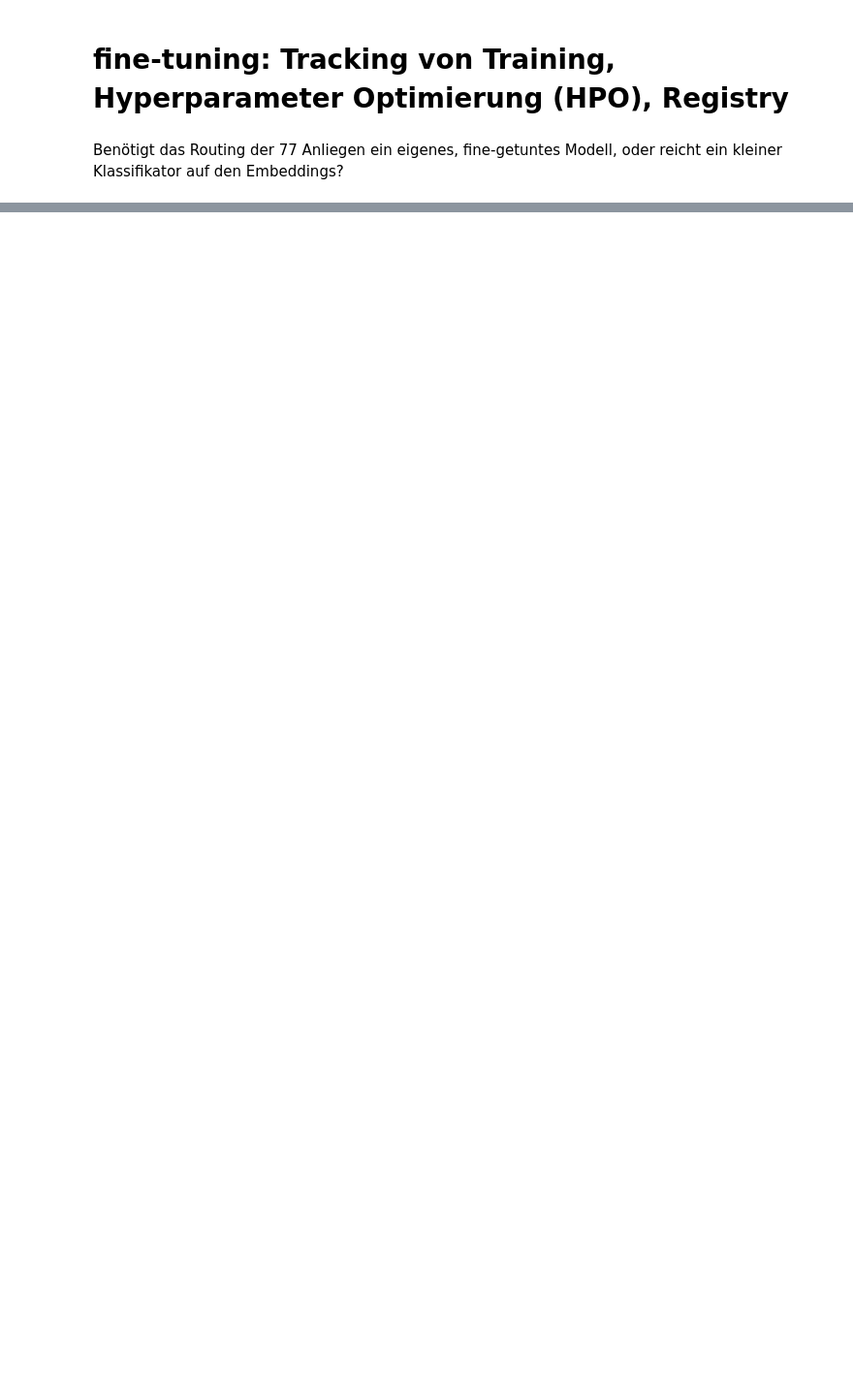
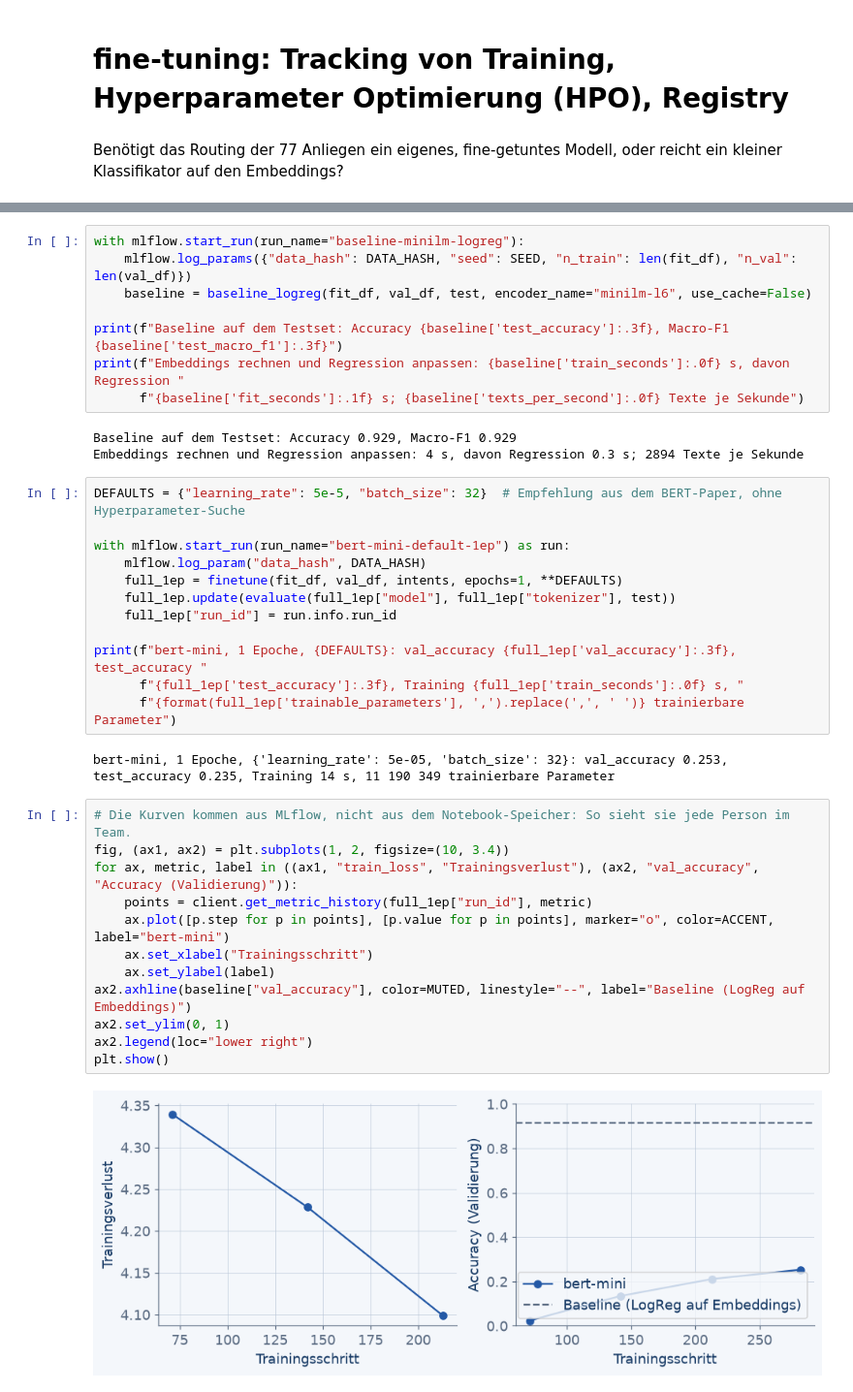
Before and after one commit to grigory-consulting/mlops-professional, a Jupyter notebook: labs/lab2.ipynb, the cells around one changed output, grey strips where cells are left out. Shown at 97% size. Cells and saved outputs as stored; diff of their text form; blank space fills up the shorter version.

```diff
--- a/labs/lab2.ipynb
+++ b/labs/lab2.ipynb
@@ -58,0 +61,39 @@ print(f"Training {len(fit_df)}, Validierung {len(val_df)}, Test {len(test)}, Anl
+# %%
+with mlflow.start_run(run_name="baseline-minilm-logreg"):
+    mlflow.log_params({"data_hash": DATA_HASH, "seed": SEED, "n_train": len(fit_df), "n_val": len(val_df)})
+    baseline = baseline_logreg(fit_df, val_df, test, encoder_name="minilm-l6", use_cache=False)
+
+print(f"Baseline auf dem Testset: Accuracy {baseline['test_accuracy']:.3f}, Macro-F1 {baseline['test_macro_f1']:.3f}")
+print(f"Embeddings rechnen und Regression anpassen: {baseline['train_seconds']:.0f} s, davon Regression "
+      f"{baseline['fit_seconds']:.1f} s; {baseline['texts_per_second']:.0f} Texte je Sekunde")
+# %% [output]
+Baseline auf dem Testset: Accuracy 0.929, Macro-F1 0.929
+Embeddings rechnen und Regression anpassen: 4 s, davon Regression 0.3 s; 2894 Texte je Sekunde
+# %%
+DEFAULTS = {"learning_rate": 5e-5, "batch_size": 32}  # Empfehlung aus dem BERT-Paper, ohne Hyperparameter-Suche
+
+with mlflow.start_run(run_name="bert-mini-default-1ep") as run:
+    mlflow.log_param("data_hash", DATA_HASH)
+    full_1ep = finetune(fit_df, val_df, intents, epochs=1, **DEFAULTS)
+    full_1ep.update(evaluate(full_1ep["model"], full_1ep["tokenizer"], test))
+    full_1ep["run_id"] = run.info.run_id
+
+print(f"bert-mini, 1 Epoche, {DEFAULTS}: val_accuracy {full_1ep['val_accuracy']:.3f}, test_accuracy "
+      f"{full_1ep['test_accuracy']:.3f}, Training {full_1ep['train_seconds']:.0f} s, "
+      f"{format(full_1ep['trainable_parameters'], ',').replace(',', ' ')} trainierbare Parameter")
+# %% [output]
+bert-mini, 1 Epoche, {'learning_rate': 5e-05, 'batch_size': 32}: val_accuracy 0.253, test_accuracy 0.235, Training 14 s, 11 190 349 trainierbare Parameter
+# %%
+# Die Kurven kommen aus MLflow, nicht aus dem Notebook-Speicher: So sieht sie jede Person im Team.
+fig, (ax1, ax2) = plt.subplots(1, 2, figsize=(10, 3.4))
+for ax, metric, label in ((ax1, "train_loss", "Trainingsverlust"), (ax2, "val_accuracy", "Accuracy (Validierung)")):
+    points = client.get_metric_history(full_1ep["run_id"], metric)
+    ax.plot([p.step for p in points], [p.value for p in points], marker="o", color=ACCENT, label="bert-mini")
+    ax.set_xlabel("Trainingsschritt")
+    ax.set_ylabel(label)
+ax2.axhline(baseline["val_accuracy"], color=MUTED, linestyle="--", label="Baseline (LogReg auf Embeddings)")
+ax2.set_ylim(0, 1)
+ax2.legend(loc="lower right")
+plt.show()
+# %% [output]
+[figure, added]
```
Also changed, not shown: parts of 6 cells of this notebook, 9 other files.
